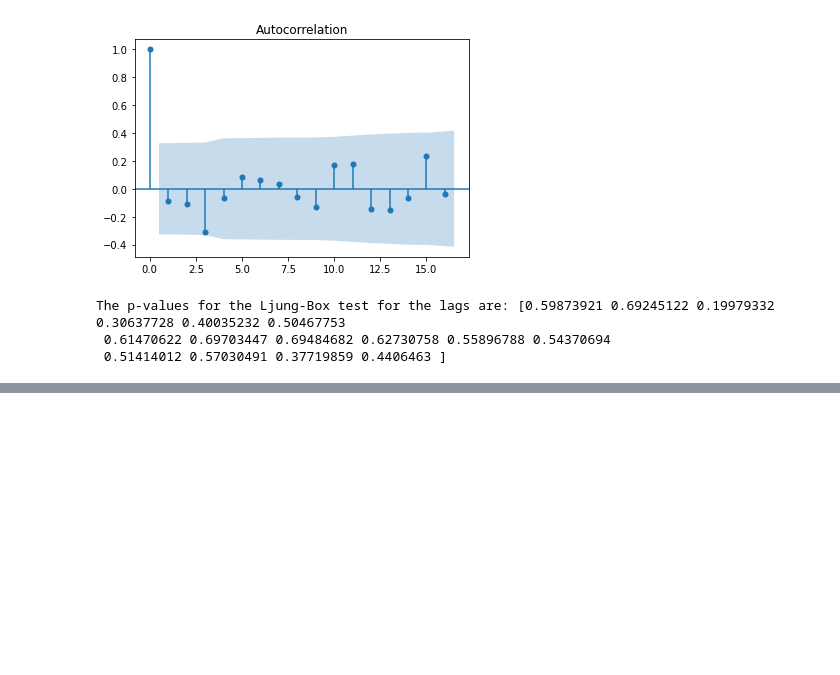
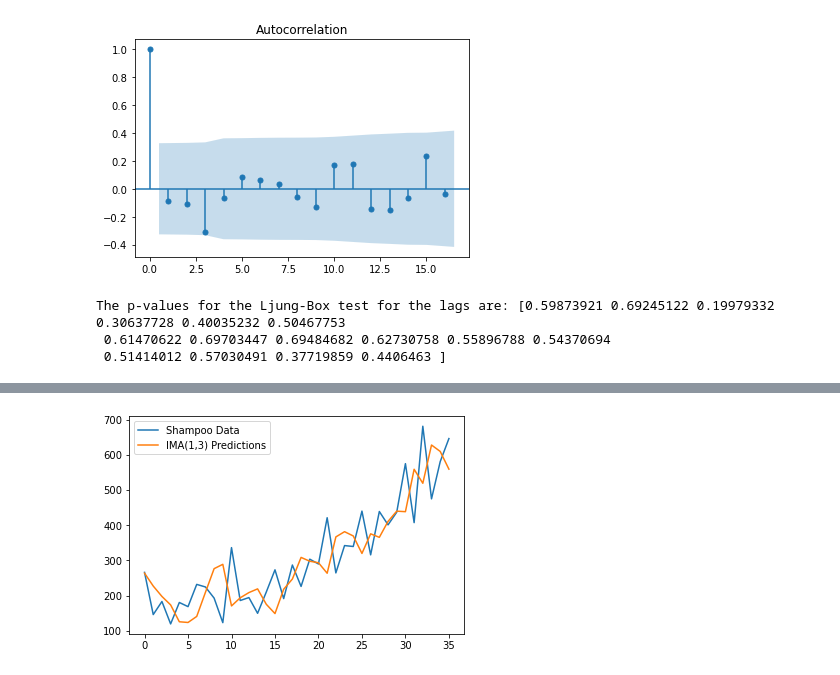
Before and after one commit to josh-grou/Final-Project, a Jupyter notebook: Final_Project.ipynb, the cells around one changed output, grey strips where cells are left out. Saved outputs shown, nothing was run; the diff lists cells and outputs as text; code cells hidden in the pictures; blank space fills up the shorter version.

```diff
--- a/Final_Project.ipynb
+++ b/Final_Project.ipynb
@@ -259,0 +340,8 @@ The p-values for the Ljung-Box test for the lags are: [0.59873921 0.69245122 0.1
+# %%
+model_ima = sm.tsa.SARIMAX(shampoo, order=(0,1,3))
+res_ima = model_ima.fit()
+
+print(res_ima.summary())
+
+resid_ima = res_ima.resid
+preds = res_ima.predict(1,36)
@@ -259,0 +366,9 @@ The p-values for the Ljung-Box test for the lags are: [0.59873921 0.69245122 0.1
+# %%
+preds = preds.reset_index(drop = True)
+
+plt.plot(shampoo)
+plt.plot(preds)
+plt.legend(["Shampoo Data", "IMA(1,3) Predictions"])
+plt.show()
+# %% [output]
+[figure, added]
```
Also changed, not shown: parts of 17 cells of this notebook.
